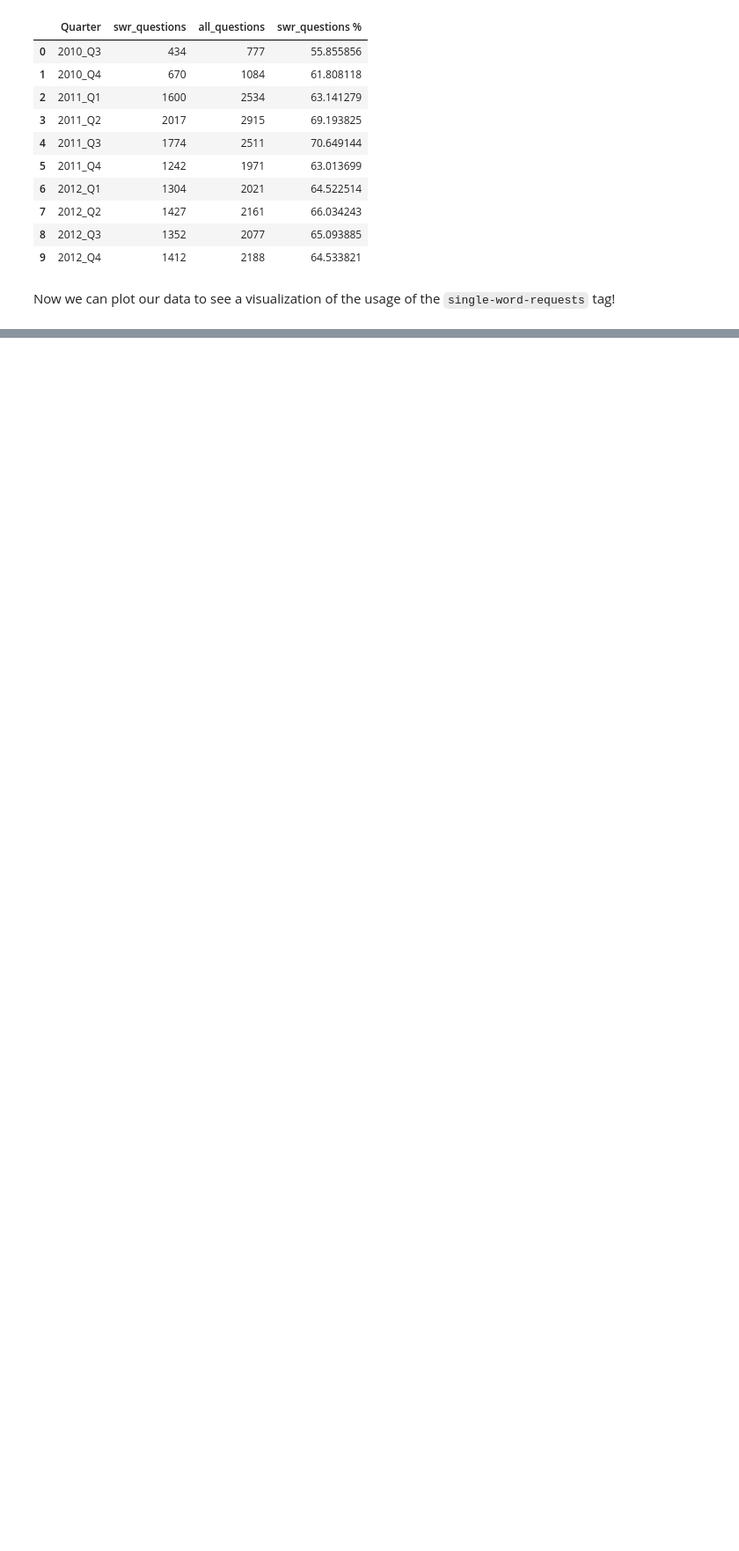
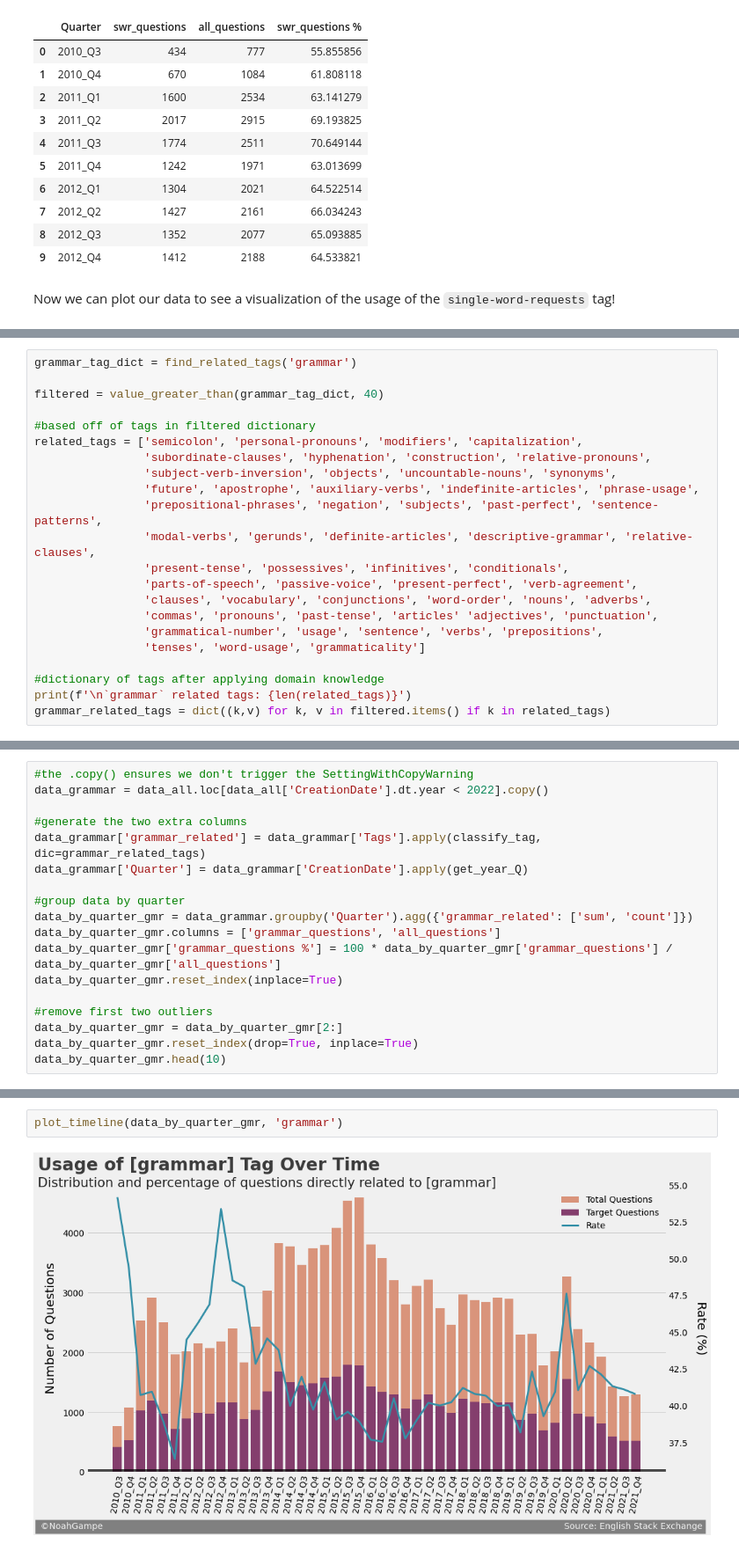
Before and after one commit to noah-kg/english-stack-exchange-analysis, a Jupyter notebook: EnglishLearningDifficulties.ipynb, the cells around one changed output, grey strips where cells are left out. Shown at 88% size. Drawn from its saved outputs; the diff is of its cells as text; blank space fills up the shorter version.

```diff
--- a/EnglishLearningDifficulties.ipynb
+++ b/EnglishLearningDifficulties.ipynb
@@ -896,0 +929,22 @@ We can see the initial spike in questions related to `single-word-requests` frm
+# %%
+grammar_tag_dict = find_related_tags('grammar')
+
+filtered = value_greater_than(grammar_tag_dict, 40)
+
+#based off of tags in filtered dictionary
+related_tags = ['semicolon', 'personal-pronouns', 'modifiers', 'capitalization',
+                'subordinate-clauses', 'hyphenation', 'construction', 'relative-pronouns',
+                'subject-verb-inversion', 'objects', 'uncountable-nouns', 'synonyms',
+                'future', 'apostrophe', 'auxiliary-verbs', 'indefinite-articles', 'phrase-usage',
+                'prepositional-phrases', 'negation', 'subjects', 'past-perfect', 'sentence-patterns',
+                'modal-verbs', 'gerunds', 'definite-articles', 'descriptive-grammar', 'relative-clauses',
+                'present-tense', 'possessives', 'infinitives', 'conditionals',
+                'parts-of-speech', 'passive-voice', 'present-perfect', 'verb-agreement',
+                'clauses', 'vocabulary', 'conjunctions', 'word-order', 'nouns', 'adverbs',
+                'commas', 'pronouns', 'past-tense', 'articles' 'adjectives', 'punctuation',
+                'grammatical-number', 'usage', 'sentence', 'verbs', 'prepositions',
+                'tenses', 'word-usage', 'grammaticality']
+
+#dictionary of tags after applying domain knowledge
+print(f'\n`grammar` related tags: {len(related_tags)}')
+grammar_related_tags = dict((k,v) for k, v in filtered.items() if k in related_tags)
@@ -896,0 +959,18 @@ We can see the initial spike in questions related to `single-word-requests` frm
+# %%
+#the .copy() ensures we don't trigger the SettingWithCopyWarning
+data_grammar = data_all.loc[data_all['CreationDate'].dt.year < 2022].copy()
+
+#generate the two extra columns
+data_grammar['grammar_related'] = data_grammar['Tags'].apply(classify_tag, dic=grammar_related_tags)
+data_grammar['Quarter'] = data_grammar['CreationDate'].apply(get_year_Q)
+
+#group data by quarter
+data_by_quarter_gmr = data_grammar.groupby('Quarter').agg({'grammar_related': ['sum', 'count']})
+data_by_quarter_gmr.columns = ['grammar_questions', 'all_questions']
+data_by_quarter_gmr['grammar_questions %'] = 100 * data_by_quarter_gmr['grammar_questions'] / data_by_quarter_gmr['all_questions']
+data_by_quarter_gmr.reset_index(inplace=True)
+
+#remove first two outliers
+data_by_quarter_gmr = data_by_quarter_gmr[2:]
+data_by_quarter_gmr.reset_index(drop=True, inplace=True)
+data_by_quarter_gmr.head(10)
@@ -896,0 +989,4 @@ We can see the initial spike in questions related to `single-word-requests` frm
+# %%
+plot_timeline(data_by_quarter_gmr, 'grammar')
+# %% [output]
+[figure, added]
```
Also changed, not shown: parts of 16 cells of this notebook.
